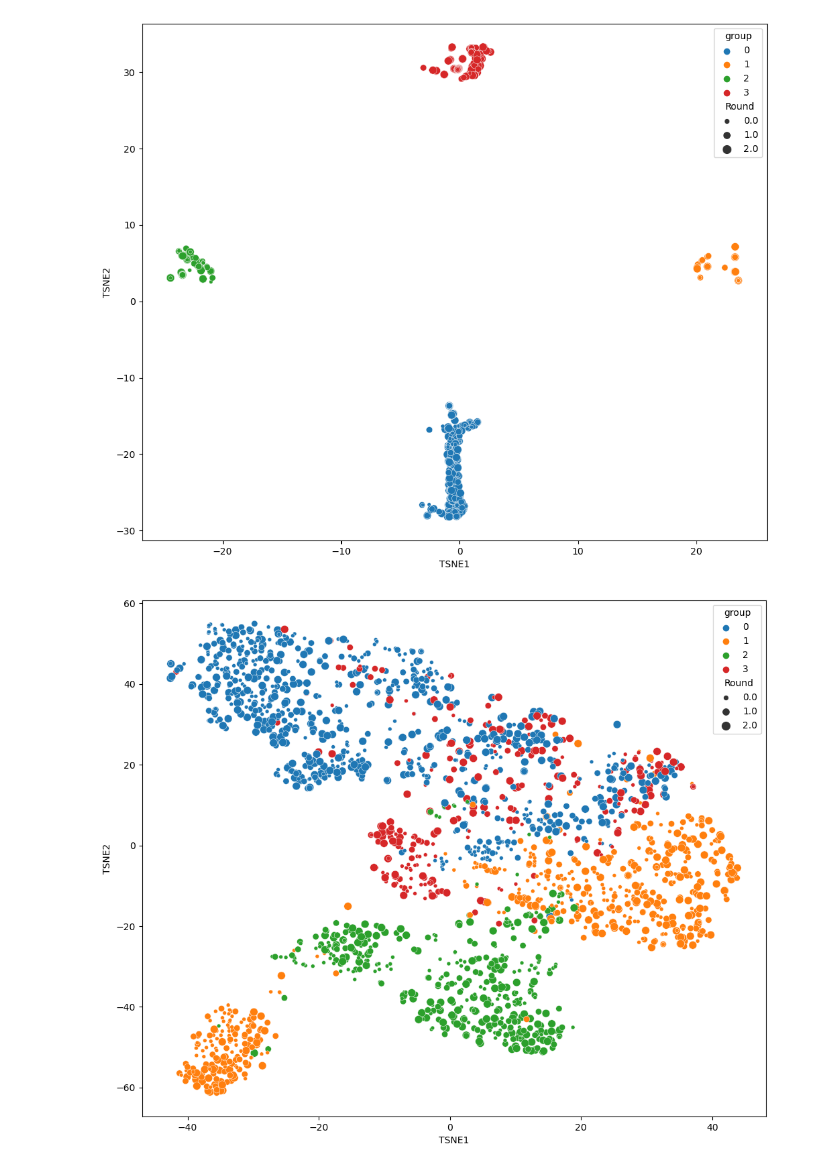
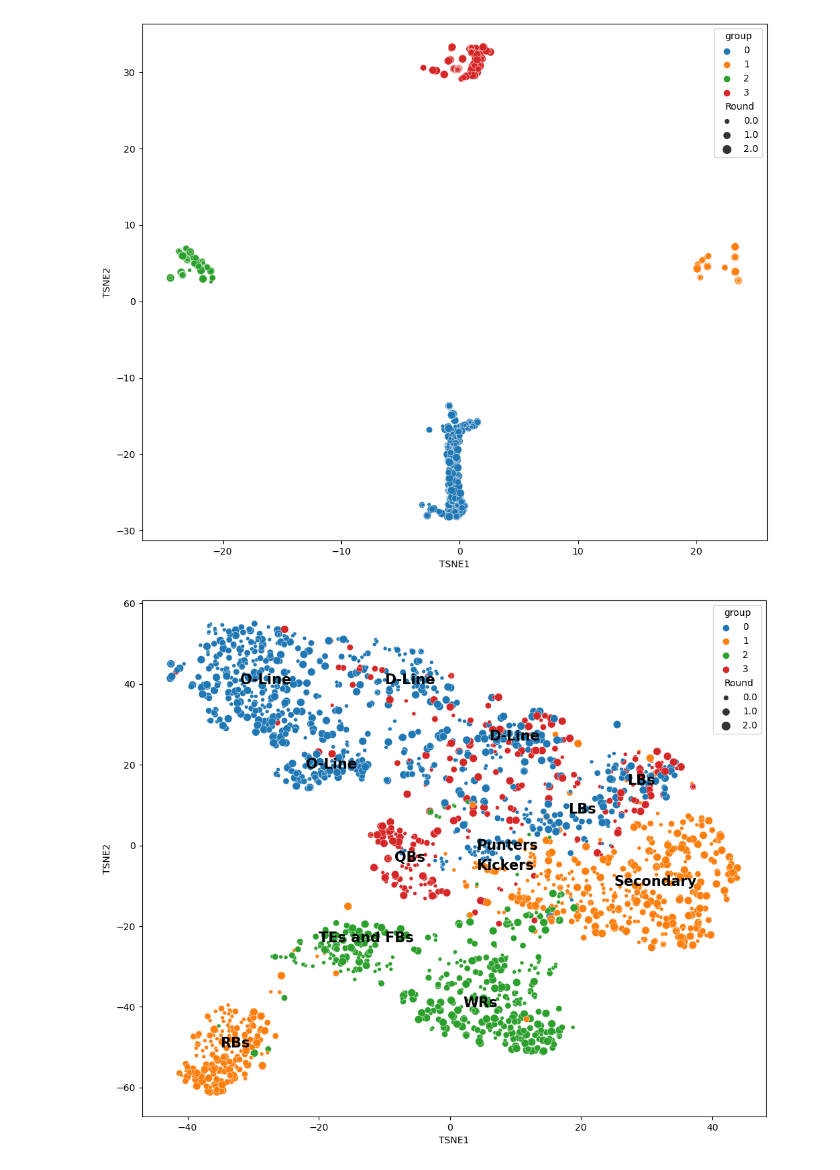
Before and after one commit to jpalgon/Draft_Combine, a Jupyter notebook: Topic Modeling.ipynb, the cells around one changed output. Cells and saved outputs as stored; diff of their text form; code cells hidden in the pictures.

Commit message:
updated TSNE

```diff
--- a/Topic Modeling.ipynb
+++ b/Topic Modeling.ipynb
@@ -25,5 +25,3 @@ import xgboost as xgb
 df = pd.read_parquet('./Data/draft0522.parquet')
 # %%
 model_df = df.drop(['school_name'],axis=1)
-# %%
-model_df.Round[model_df.Round <= 3] = 2
@@ -35,2 +27,0 @@ See the caveats in the documentation: https://pandas.pydata.org/pandas-docs/stab
-# %%
-model_df.Round[model_df.Round == 8] = 0
@@ -42,2 +27,0 @@ See the caveats in the documentation: https://pandas.pydata.org/pandas-docs/stab
-# %%
-model_df.Round[model_df.Round >=4] = 1
@@ -235,6 +204,19 @@ sns.scatterplot(x=tsne_y_pred.TSNE1,y=tsne_y_pred.TSNE2, hue=tsne_y_pred['group'
 [figure]
 # %%
 plt.figure(figsize=(12,10))
-sns.scatterplot(x=x_tsne.TSNE1,y=x_tsne.TSNE2, hue=x_tsne['group'], palette = 'tab10',size=look.Round);
+sns.scatterplot(x=x_tsne.TSNE1,y=x_tsne.TSNE2, hue=x_tsne['group'], palette = 'tab10',size=look.Round)
+plt.annotate(text='RBs',xy=(-35,-50),fontsize=15,weight='bold')
+plt.annotate(text='Secondary',xy=(25,-10),fontsize=15,weight='bold')
+plt.annotate(text='Kickers',xy=(4,-6),fontsize=15,weight='bold')
+plt.annotate(text='TEs and FBs',xy=(-20,-24),fontsize=15,weight='bold')
+plt.annotate(text='WRs',xy=(2,-40),fontsize=15,weight='bold')
+plt.annotate(text='QBs',xy=(-8.5,-4),fontsize=15,weight='bold')
+plt.annotate(text='LBs',xy=(27,15),fontsize=15,weight='bold')
+plt.annotate(text='LBs',xy=(18,8),fontsize=15,weight='bold')
+plt.annotate(text='D-Line',xy=(6,26),fontsize=15,weight='bold')
+plt.annotate(text='Punters',xy=(4,-1),fontsize=15,weight='bold')
+plt.annotate(text='O-Line',xy=(-22,19),fontsize=15,weight='bold')
+plt.annotate(text='D-Line',xy=(-10,40),fontsize=15,weight='bold')
+plt.annotate(text='O-Line',xy=(-32,40),fontsize=15,weight='bold');
 # %% [output]
-[figure, old version]
+[figure, new version]
```
Also changed, not shown: parts of 51 cells of this notebook.
